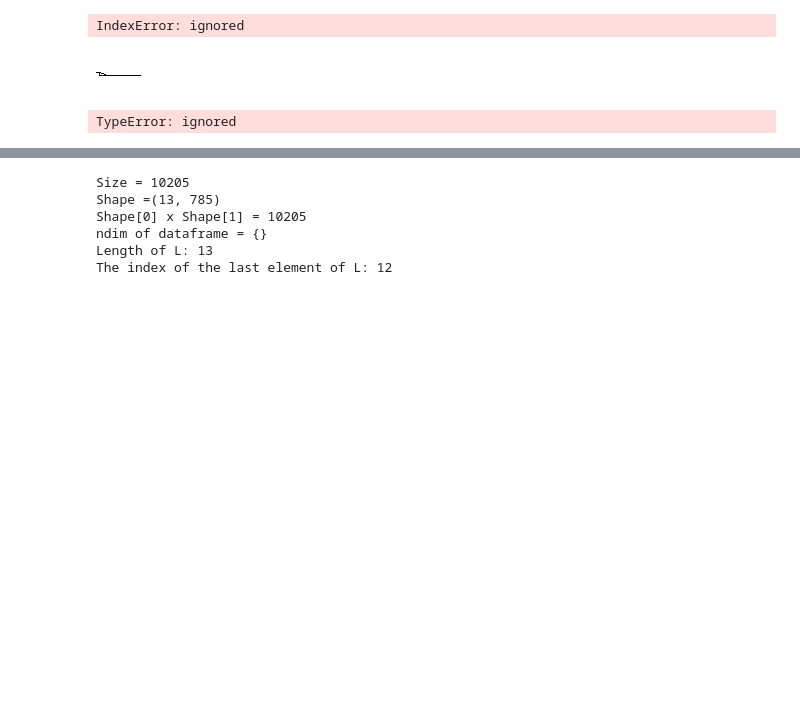
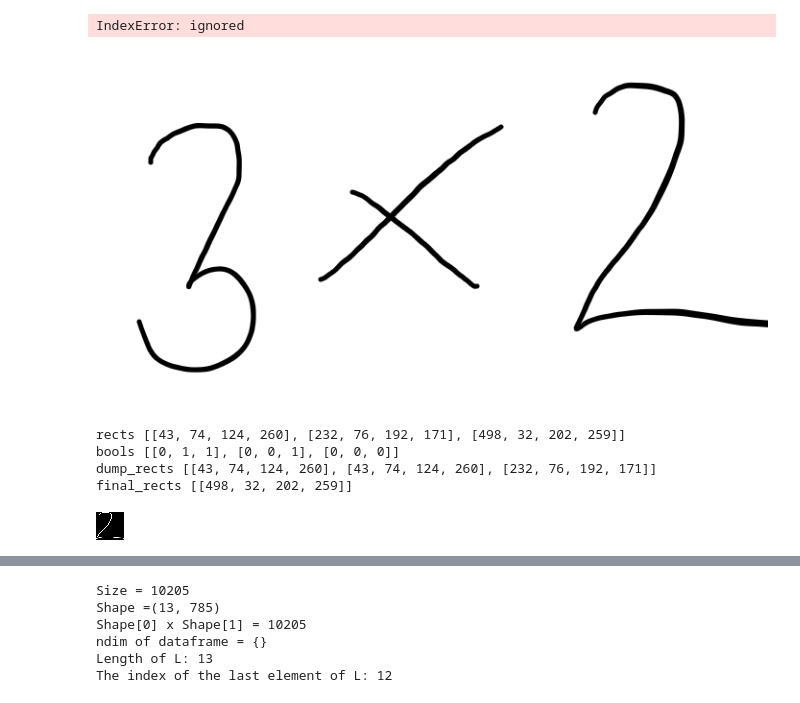
Before and after one commit to Taruna-07/Handwritten-Equation-solver-using-CNN, a Jupyter notebook: trainmodel.ipynb, the cells around one changed output, grey strips where cells are left out. Drawn from its saved outputs; the diff is of its cells as text; code cells hidden in the pictures; blank space fills up the shorter version.

```diff
--- a/trainmodel.ipynb
+++ b/trainmodel.ipynb
@@ -92,22 +103,22 @@ IndexError: ignored
 # %%
 import cv2
 from google.colab.patches import cv2_imshow
-img=cv2.imread('/content/drone/dataset/-/-_121.jpg',cv2.IMREAD_GRAYSCALE)
+img=cv2.imread('/content/drive/MyDrive/data/img3.PNG',cv2.IMREAD_GRAYSCALE)
 cv2_imshow(img)
 cv2.waitKey(0)
 #cv2_destroyALLWindows()
 if img is not None:
     img=~img
     _,thresh=cv2.threshold(img,127,255,cv2.THRESH_BINARY)
-    contours=cv2.findContours(thresh,cv2.RETR_TREE,cv2.CHAIN_APPROX_SIMPLE)
-    #_,cnt=sorted(ctrs,key=lambda ctr:cv2.boundingRect(ctr)[0])
+    ctrs,_=cv2.findContours(thresh,cv2.RETR_EXTERNAL,cv2.CHAIN_APPROX_SIMPLE)
+    cnt=sorted(ctrs,key=lambda ctr:cv2.boundingRect(ctr)[0])
     w=int(28)
     h=int(28)
     train_data=[]
     rects=[]
-    for c in contours:
-        w,h=cv2.boundingRect(c)
-        rect=[w,h]
+    for c in cnt:
+        x,y,w,h=cv2.boundingRect(c)
+        rect=[x,y,w,h]
         rects.append(rect)
     print("rects",rects)
     bool_rect=[]
@@ -116,35 +127,39 @@ if img is not None:
         for rec in rects:
             flag=0
             if rec!=r:
-                if r[0]<(rec[0]+rec[2]+10) and rec[0]<(rec[0]+r[2]+10) and r[1]<(rec[1]+r[3]+10) and res[1]<(rec[1]+r[3]+10):
+                if r[0]<(rec[0]+rec[2]+10) and rec[0]<(rec[0]+r[2]+10) and r[1]<(rec[1]+r[3]+10) and rec[1]<(rec[1]+r[3]+10):
                     flag=1
                 l.append(flag)
             if rec==r:
                 l.append(0)
         bool_rect.append(l)
     print("bools",bool_rect)
     dump_rect=[]
     for i in range (0,len(cnt)):
         for j in range (0,len(cnt)):
             if bool_rect[i][j]==1:
                 area1=rects[i][2]*rects[i][3]
                 area2=rects[j][2]*rects[j][3]
                 if (area1==min(area1,area2)):
                     dump_rect.append(rects[i])
     print("dump_rects",dump_rect)
     final_rects=[i for i in rects if i not in dump_rect]
     print("final_rects",final_rects)
     for r in final_rects:
         x=r[0]
         y=r[1]
         w=r[2]
         h=r[3]
         im_crop=thresh[y:y++h+10,x:x+w+10]
         im_resize=cv2.resize(im_crop,(28,28))
-        cv2.imshow("work",im_resize)
+        cv2_imshow(im_resize)
         cv2.waitKey(0)
         cv2.destroyAllWindows()
         train_data.append(im_resize)
 # %% [output]
-[figure, old version]
+[figure, new version]
-TypeError: ignored
+rects [[43, 74, 124, 260], [232, 76, 192, 171], [498, 32, 202, 259]]
+bools [[0, 1, 1], [0, 0, 1], [0, 0, 0]]
+dump_rects [[43, 74, 124, 260], [43, 74, 124, 260], [232, 76, 192, 171]]
+final_rects [[498, 32, 202, 259]]
+[figure, added]
```
Also changed, not shown: parts of 4 cells of this notebook.
